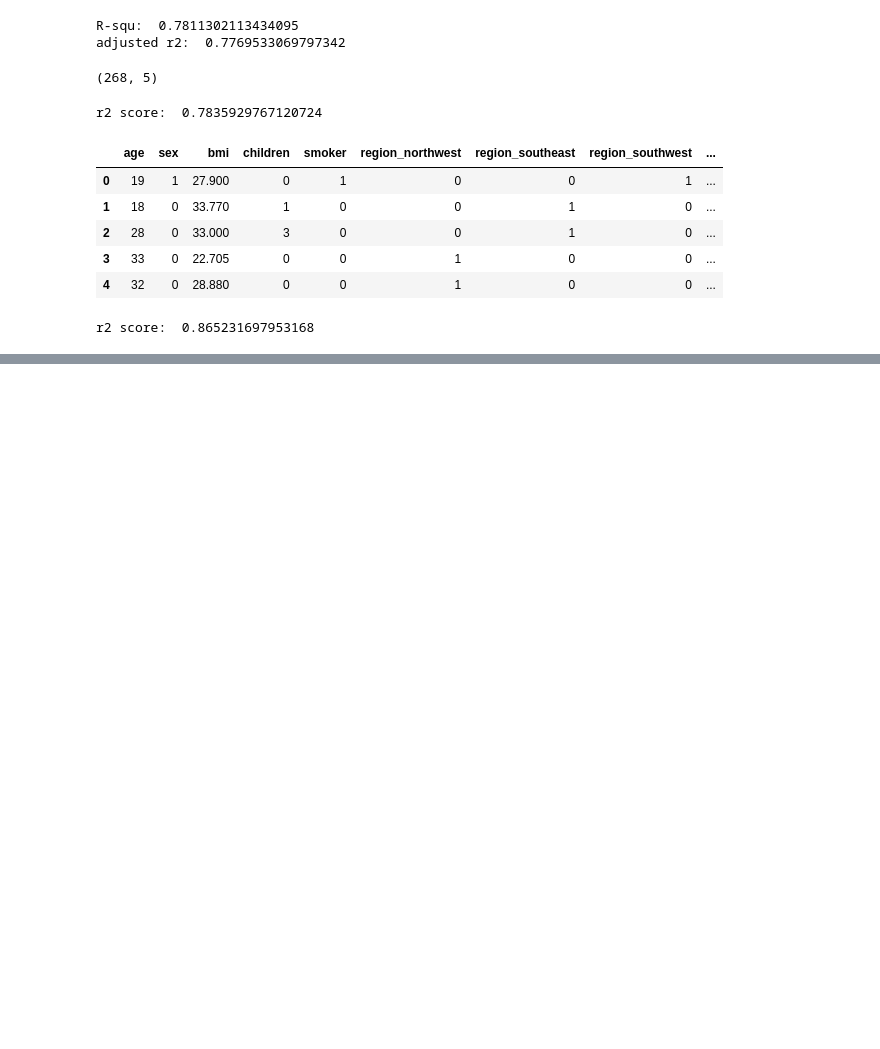
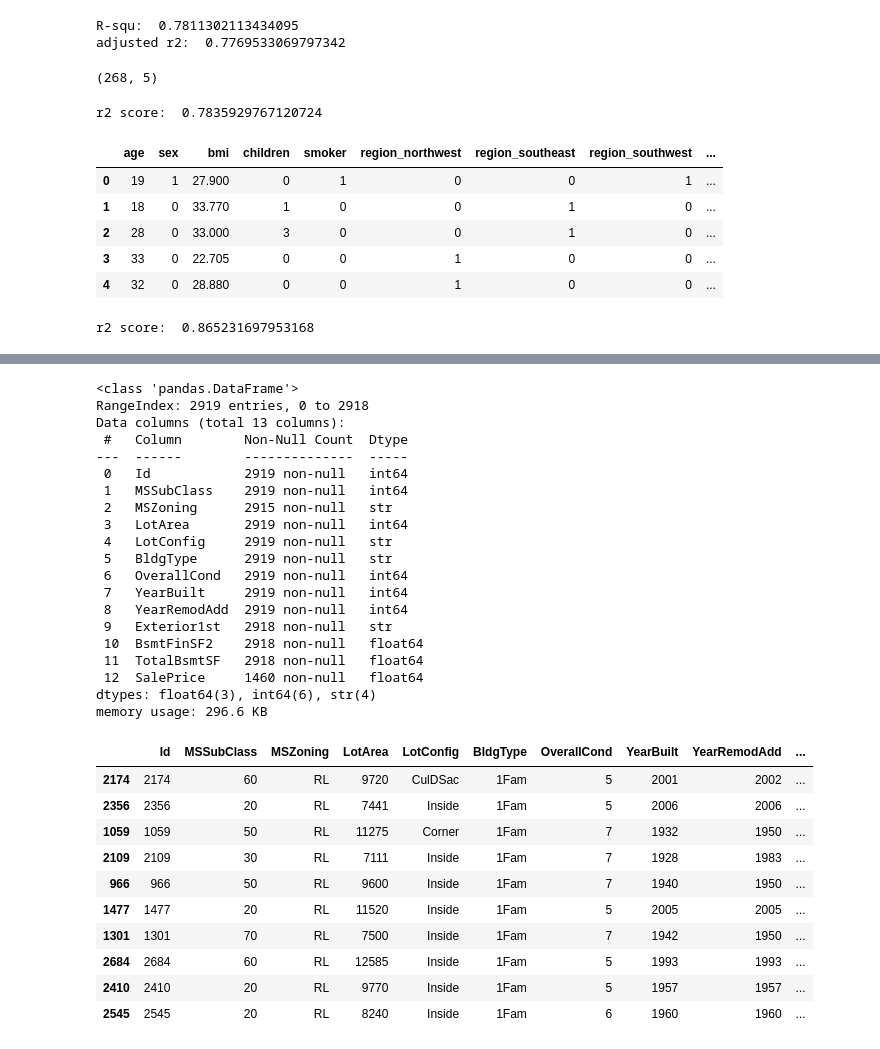
Before and after one commit to pratham-sugandhi/python, a Jupyter notebook: ML/linear_regression.ipynb, the cells around one changed output, grey strips where cells are left out. Cells and saved outputs as stored; diff of their text form; code cells hidden in the pictures; blank space fills up the shorter version.

```diff
--- a/ML/linear_regression.ipynb
+++ b/ML/linear_regression.ipynb
@@ -180,0 +280,36 @@ r2 score:  0.865231697953168
+# %%
+house_df.info()
+house_df.nunique()
+house_df.sample(10)
+# %% [output]
+<class 'pandas.DataFrame'>
+RangeIndex: 2919 entries, 0 to 2918
+Data columns (total 13 columns):
+ #   Column        Non-Null Count  Dtype
+---  ------        --------------  -----
+ 0   Id            2919 non-null   int64
+ 1   MSSubClass    2919 non-null   int64
+ 2   MSZoning      2915 non-null   str
+ 3   LotArea       2919 non-null   int64
+ 4   LotConfig     2919 non-null   str
+ 5   BldgType      2919 non-null   str
+ 6   OverallCond   2919 non-null   int64
+ 7   YearBuilt     2919 non-null   int64
+ 8   YearRemodAdd  2919 non-null   int64
+ 9   Exterior1st   2918 non-null   str
+ 10  BsmtFinSF2    2918 non-null   float64
+ 11  TotalBsmtSF   2918 non-null   float64
+ 12  SalePrice     1460 non-null   float64
+dtypes: float64(3), int64(6), str(4)
+memory usage: 296.6 KB
+|  | Id | MSSubClass | MSZoning | LotArea | LotConfig | BldgType | OverallCond | YearBuilt | YearRemodAdd | ... |
+| 2174 | 2174 | 60 | RL | 9720 | CulDSac | 1Fam | 5 | 2001 | 2002 | ... |
+| 2356 | 2356 | 20 | RL | 7441 | Inside | 1Fam | 5 | 2006 | 2006 | ... |
+| 1059 | 1059 | 50 | RL | 11275 | Corner | 1Fam | 7 | 1932 | 1950 | ... |
+| 2109 | 2109 | 30 | RL | 7111 | Inside | 1Fam | 7 | 1928 | 1983 | ... |
+| 966 | 966 | 50 | RL | 9600 | Inside | 1Fam | 7 | 1940 | 1950 | ... |
+| 1477 | 1477 | 20 | RL | 11520 | Inside | 1Fam | 5 | 2005 | 2005 | ... |
+| 1301 | 1301 | 70 | RL | 7500 | Inside | 1Fam | 7 | 1942 | 1950 | ... |
+| 2684 | 2684 | 60 | RL | 12585 | Inside | 1Fam | 5 | 1993 | 1993 | ... |
+| 2410 | 2410 | 20 | RL | 9770 | Inside | 1Fam | 5 | 1957 | 1957 | ... |
+| 2545 | 2545 | 20 | RL | 8240 | Inside | 1Fam | 6 | 1960 | 1960 | ... |
```
Also changed, not shown: parts of 14 cells of this notebook, 4 other files.
